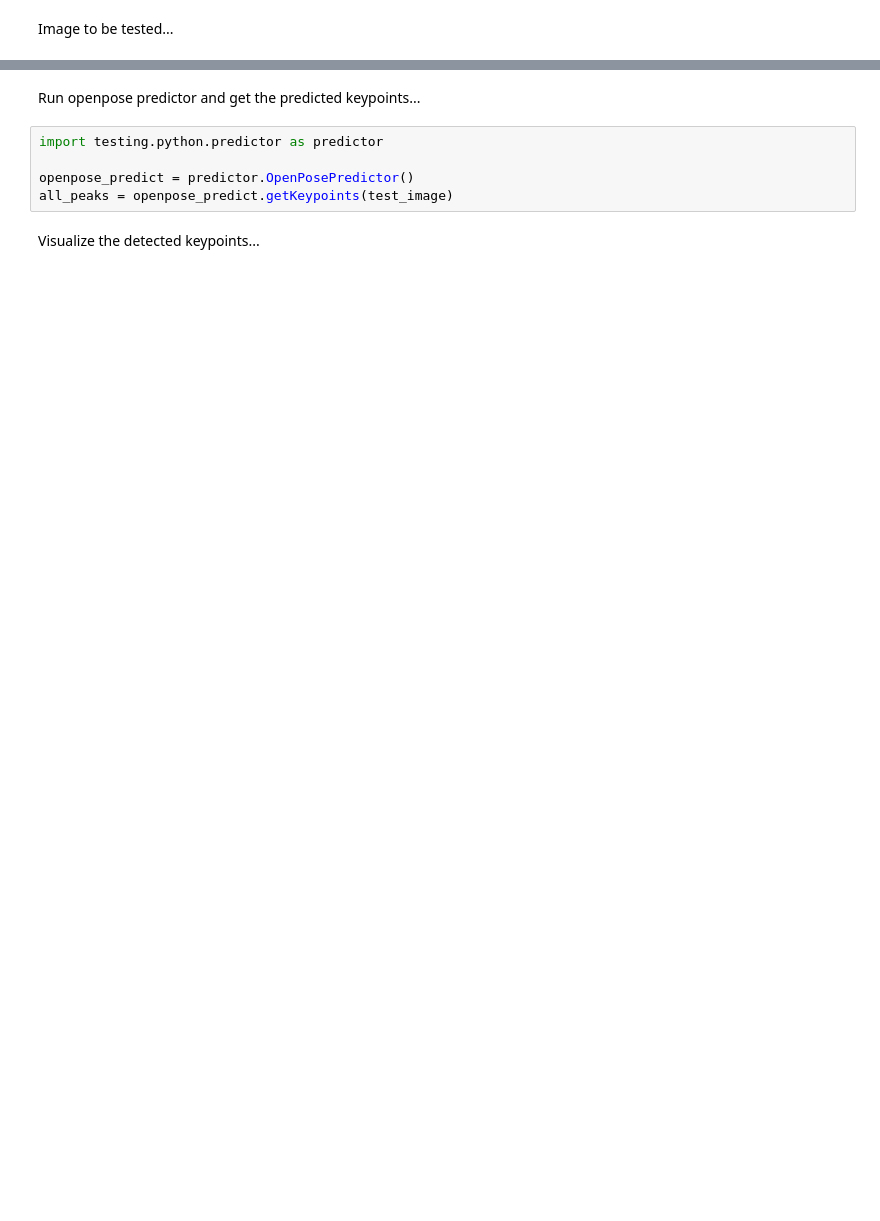
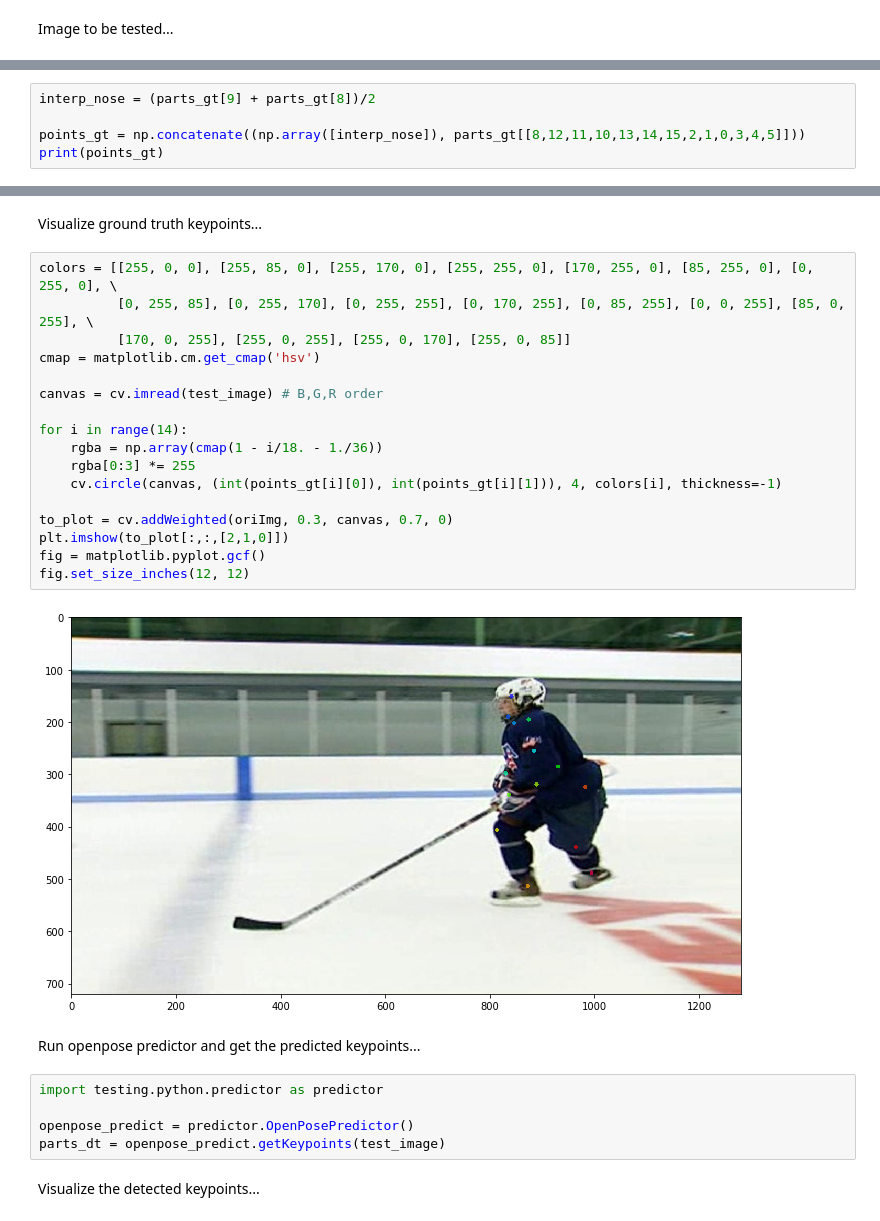
Before and after one commit to SS-JIA/Realtime_Multi-Person_Pose_Estimation, a Jupyter notebook: devel.ipynb, the cells around one changed output, grey strips where cells are left out. Cells and saved outputs as stored; diff of their text form; blank space fills up the shorter version.

```diff
--- a/devel.ipynb
+++ b/devel.ipynb
@@ -9,0 +50,5 @@ f = plt.imshow(oriImg[:,:,[2,1,0]]) # reorder it before displaying
+# %%
+interp_nose = (parts_gt[9] + parts_gt[8])/2
+
+points_gt = np.concatenate((np.array([interp_nose]), parts_gt[[8,12,11,10,13,14,15,2,1,0,3,4,5]]))
+print(points_gt)
@@ -10,10 +70,31 @@ f = plt.imshow(oriImg[:,:,[2,1,0]]) # reorder it before displaying
+# %% [markdown]
+Visualize ground truth keypoints...
+# %%
+colors = [[255, 0, 0], [255, 85, 0], [255, 170, 0], [255, 255, 0], [170, 255, 0], [85, 255, 0], [0, 255, 0], \
+          [0, 255, 85], [0, 255, 170], [0, 255, 255], [0, 170, 255], [0, 85, 255], [0, 0, 255], [85, 0, 255], \
+          [170, 0, 255], [255, 0, 255], [255, 0, 170], [255, 0, 85]]
+cmap = matplotlib.cm.get_cmap('hsv')
+
+canvas = cv.imread(test_image) # B,G,R order
+
+for i in range(14):
+    rgba = np.array(cmap(1 - i/18. - 1./36))
+    rgba[0:3] *= 255
+    cv.circle(canvas, (int(points_gt[i][0]), int(points_gt[i][1])), 4, colors[i], thickness=-1)
+
+to_plot = cv.addWeighted(oriImg, 0.3, canvas, 0.7, 0)
+plt.imshow(to_plot[:,:,[2,1,0]])
+fig = matplotlib.pyplot.gcf()
+fig.set_size_inches(12, 12)
+# %% [output]
+[figure, added]
 # %% [markdown]
 Run openpose predictor and get the predicted keypoints...
 # %%
 import testing.python.predictor as predictor
 
 openpose_predict = predictor.OpenPosePredictor()
-all_peaks = openpose_predict.getKeypoints(test_image)
+parts_dt = openpose_predict.getKeypoints(test_image)
 # %% [markdown]
 Visualize the detected keypoints...
 # %%
```
Also changed, not shown: parts of 8 cells of this notebook.
